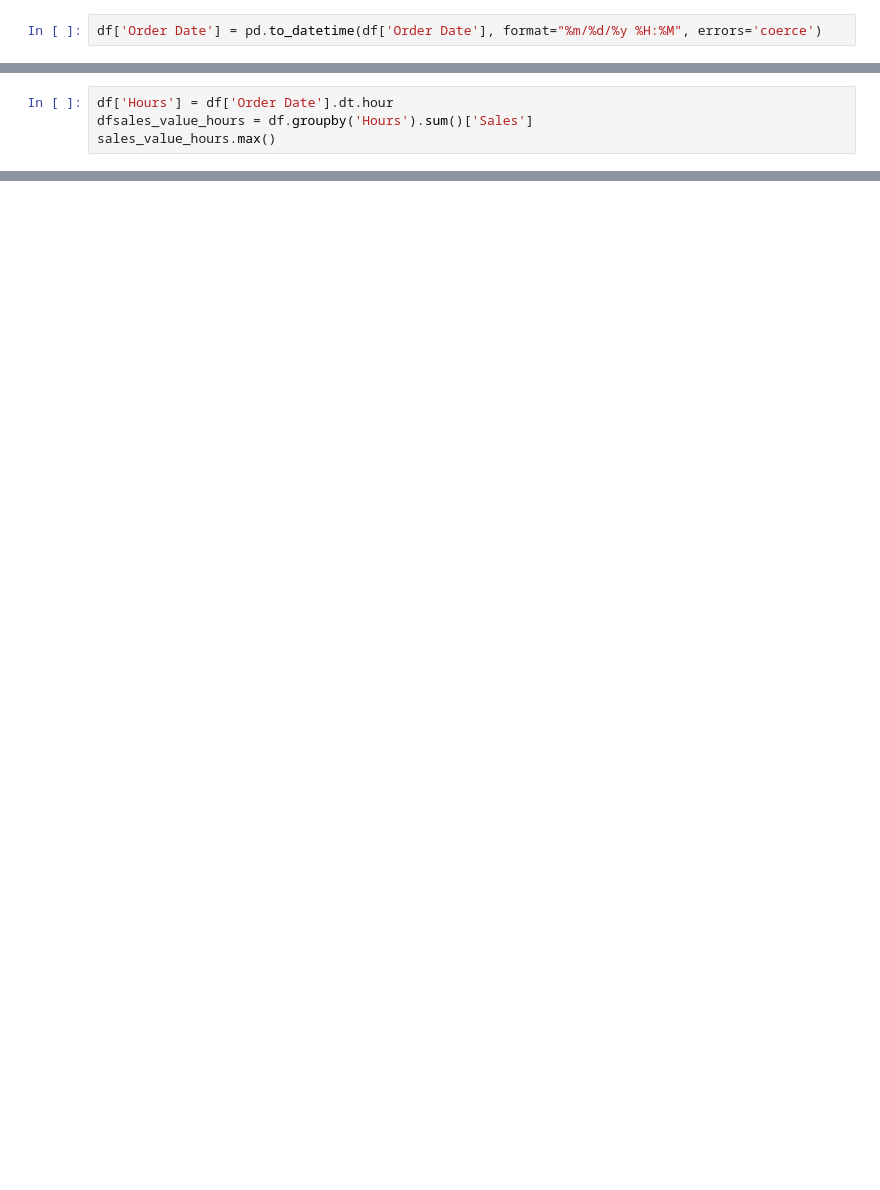
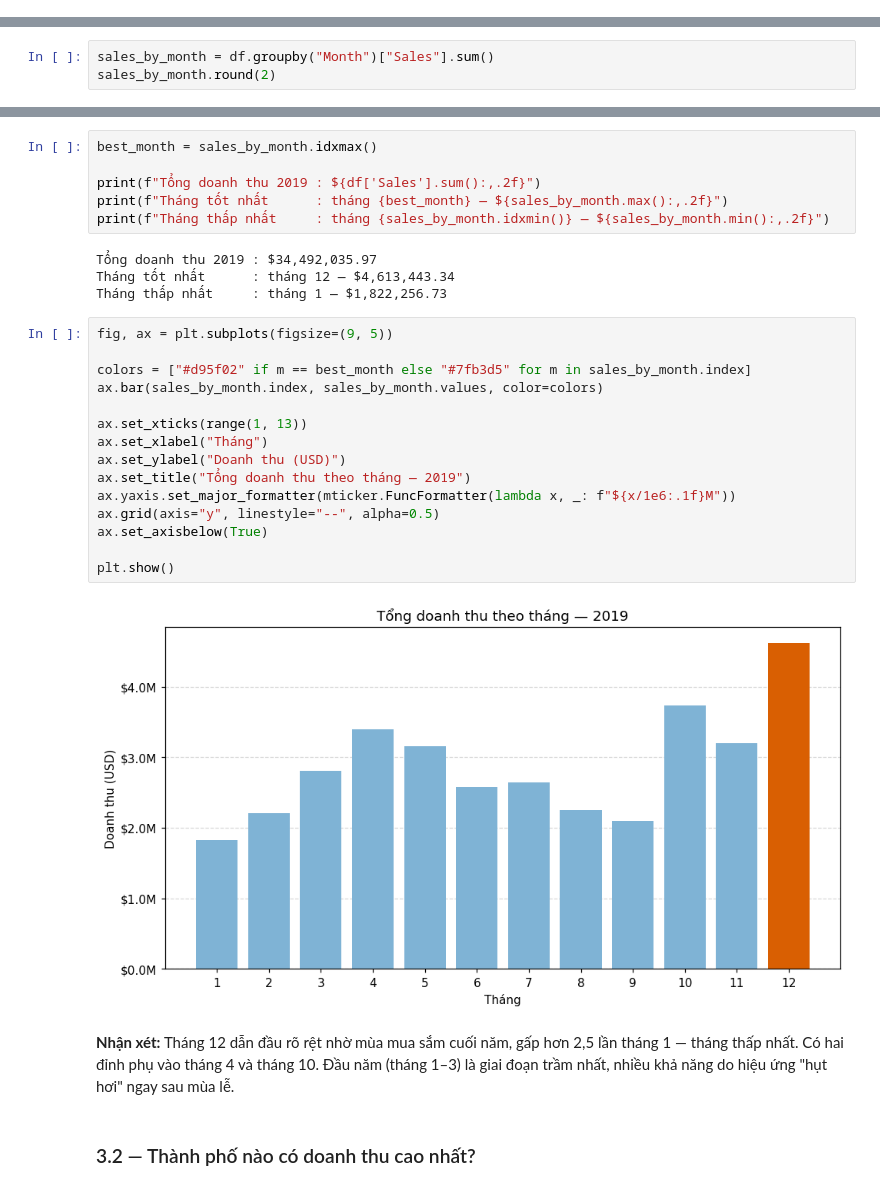
Before and after one commit to DatphamC/Sales-Analysis, a Jupyter notebook: report.ipynb, the cells around one changed output, grey strips where cells are left out. Cells and saved outputs as stored; diff of their text form; blank space fills up the shorter version.

```diff
--- a/report.ipynb
+++ b/report.ipynb
@@ -229,2 +196,0 @@ df.head()
-# %%
-df['Order Date'] = pd.to_datetime(df['Order Date'], format="%m/%d/%y %H:%M", errors='coerce')
@@ -235,4 +196,0 @@ datetime64[ns]
-# %%
-df['Hours'] = df['Order Date'].dt.hour
-dfsales_value_hours = df.groupby('Hours').sum()['Sales']
-sales_value_hours.max()
@@ -339,0 +204,3 @@ plt.show()
+# %%
+sales_by_month = df.groupby("Month")["Sales"].sum()
+sales_by_month.round(2)
@@ -339,0 +222,33 @@ plt.show()
+# %%
+best_month = sales_by_month.idxmax()
+
+print(f"Tổng doanh thu 2019 : ${df['Sales'].sum():,.2f}")
+print(f"Tháng tốt nhất      : tháng {best_month} — ${sales_by_month.max():,.2f}")
+print(f"Tháng thấp nhất     : tháng {sales_by_month.idxmin()} — ${sales_by_month.min():,.2f}")
+# %% [output]
+Tổng doanh thu 2019 : $34,492,035.97
+Tháng tốt nhất      : tháng 12 — $4,613,443.34
+Tháng thấp nhất     : tháng 1 — $1,822,256.73
+# %%
+fig, ax = plt.subplots(figsize=(9, 5))
+
+colors = ["#d95f02" if m == best_month else "#7fb3d5" for m in sales_by_month.index]
+ax.bar(sales_by_month.index, sales_by_month.values, color=colors)
+
+ax.set_xticks(range(1, 13))
+ax.set_xlabel("Tháng")
+ax.set_ylabel("Doanh thu (USD)")
+ax.set_title("Tổng doanh thu theo tháng — 2019")
+ax.yaxis.set_major_formatter(mticker.FuncFormatter(lambda x, _: f"${x/1e6:.1f}M"))
+ax.grid(axis="y", linestyle="--", alpha=0.5)
+ax.set_axisbelow(True)
+
+plt.show()
+# %% [output]
+[figure, added]
+# %% [markdown]
+**Nhận xét:** Tháng 12 dẫn đầu rõ rệt nhờ mùa mua sắm cuối năm, gấp hơn 2,5 lần tháng 1 — tháng thấp
+nhất. Có hai đỉnh phụ vào tháng 4 và tháng 10. Đầu năm (tháng 1–3) là giai đoạn trầm nhất,
+nhiều khả năng do hiệu ứng "hụt hơi" ngay sau mùa lễ.
+# %% [markdown]
+### 3.2 — Thành phố nào có doanh thu cao nhất?
```
Also changed, not shown: parts of 74 cells of this notebook, 3 other files.
